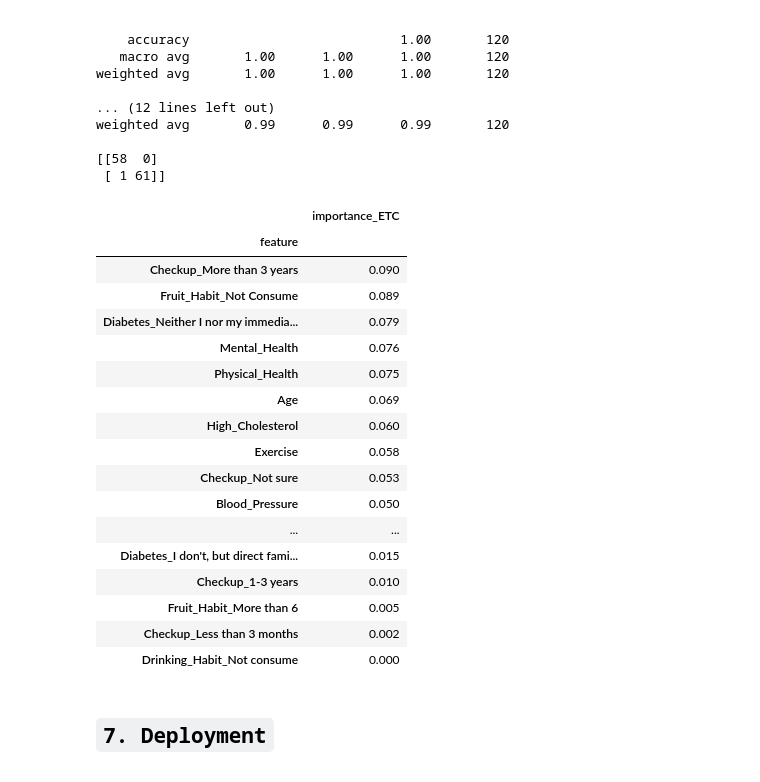
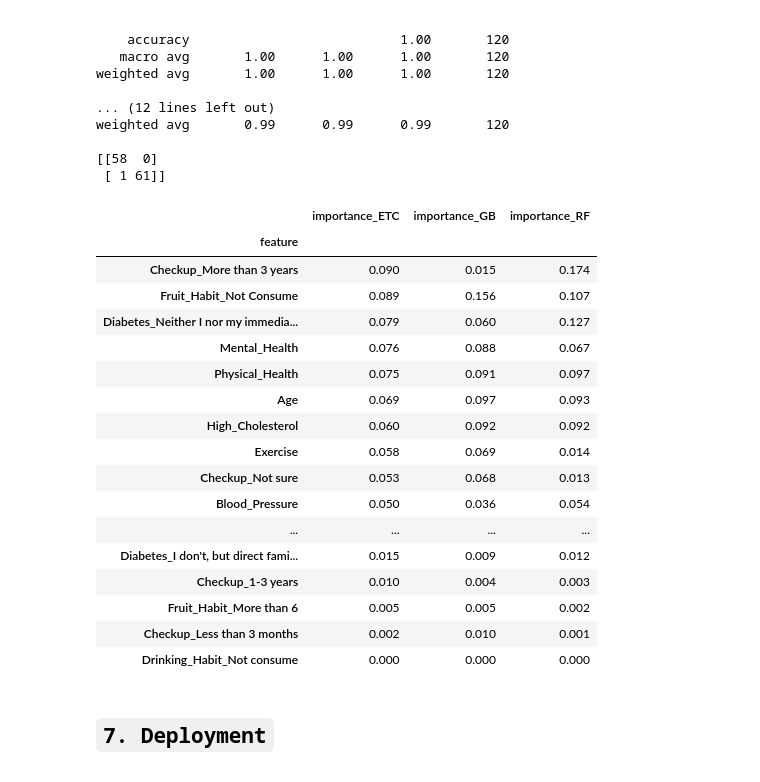
Before and after one commit to henrymmarques/MLProject, a Jupyter notebook: FINAL - Group03.ipynb, the cells around one changed output. Cells and saved outputs as stored; diff of their text form; code cells hidden in the pictures.

```diff
--- a/FINAL - Group03.ipynb
+++ b/FINAL - Group03.ipynb
@@ -1424,27 +1424,29 @@ weighted avg       0.99      0.99      0.99       120
  [ 1 61]]
 # %%
 importances = pd.DataFrame({'feature':X_train.columns,
-                            'importance_ETC':np.round(etc.feature_importances_,3)})
+                            'importance_ETC':np.round(etc.feature_importances_,3),
+                            'importance_GB':np.round(GB1.feature_importances_,3),
+                            'importance_RF':np.round(RF1.feature_importances_,3)})
 importances.sort_values('importance_ETC',ascending=False).set_index('feature')
 # %% [output]
-|  | importance_ETC |
-| feature |  |
-| Checkup_More than 3 years | 0.090 |
-| Fruit_Habit_Not Consume | 0.089 |
-| Diabetes_Neither I nor my immedia... | 0.079 |
-| Mental_Health | 0.076 |
-| Physical_Health | 0.075 |
-| Age | 0.069 |
-| High_Cholesterol | 0.060 |
-| Exercise | 0.058 |
-| Checkup_Not sure | 0.053 |
-| Blood_Pressure | 0.050 |
-| ... | ... |
-| Diabetes_I don't, but direct fami... | 0.015 |
-| Checkup_1-3 years | 0.010 |
-| Fruit_Habit_More than 6 | 0.005 |
-| Checkup_Less than 3 months | 0.002 |
-| Drinking_Habit_Not consume | 0.000 |
+|  | importance_ETC | importance_GB | importance_RF |
+| feature |  |  |  |
+| Checkup_More than 3 years | 0.090 | 0.015 | 0.174 |
+| Fruit_Habit_Not Consume | 0.089 | 0.156 | 0.107 |
+| Diabetes_Neither I nor my immedia... | 0.079 | 0.060 | 0.127 |
+| Mental_Health | 0.076 | 0.088 | 0.067 |
+| Physical_Health | 0.075 | 0.091 | 0.097 |
+| Age | 0.069 | 0.097 | 0.093 |
+| High_Cholesterol | 0.060 | 0.092 | 0.092 |
+| Exercise | 0.058 | 0.069 | 0.014 |
+| Checkup_Not sure | 0.053 | 0.068 | 0.013 |
+| Blood_Pressure | 0.050 | 0.036 | 0.054 |
+| ... | ... | ... | ... |
+| Diabetes_I don't, but direct fami... | 0.015 | 0.009 | 0.012 |
+| Checkup_1-3 years | 0.010 | 0.004 | 0.003 |
+| Fruit_Habit_More than 6 | 0.005 | 0.005 | 0.002 |
+| Checkup_Less than 3 months | 0.002 | 0.010 | 0.001 |
+| Drinking_Habit_Not consume | 0.000 | 0.000 | 0.000 |
 # %% [markdown]
 <a class="anchor" id="deployment">
 
```
